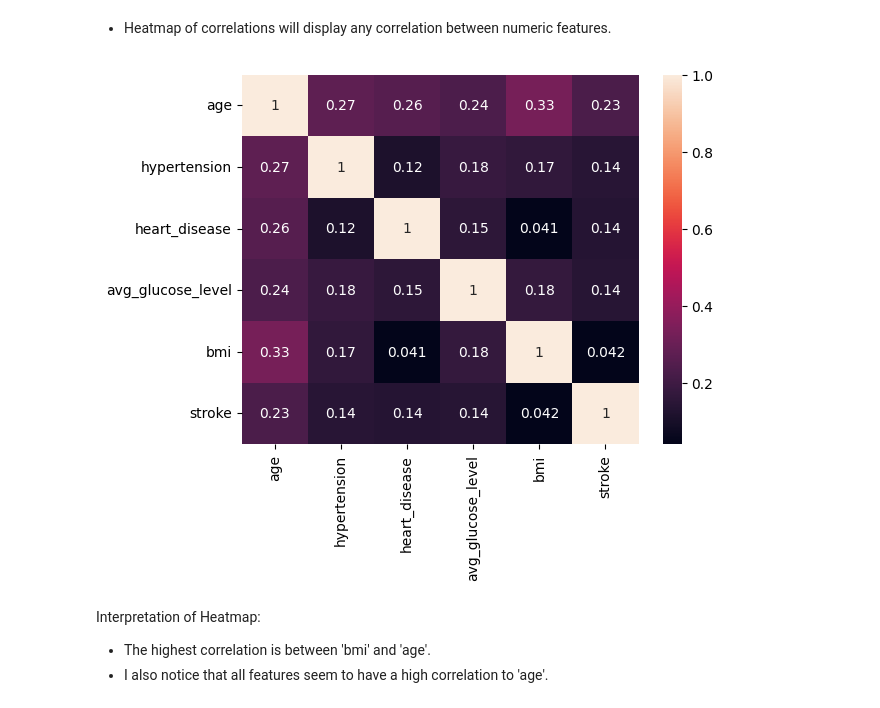
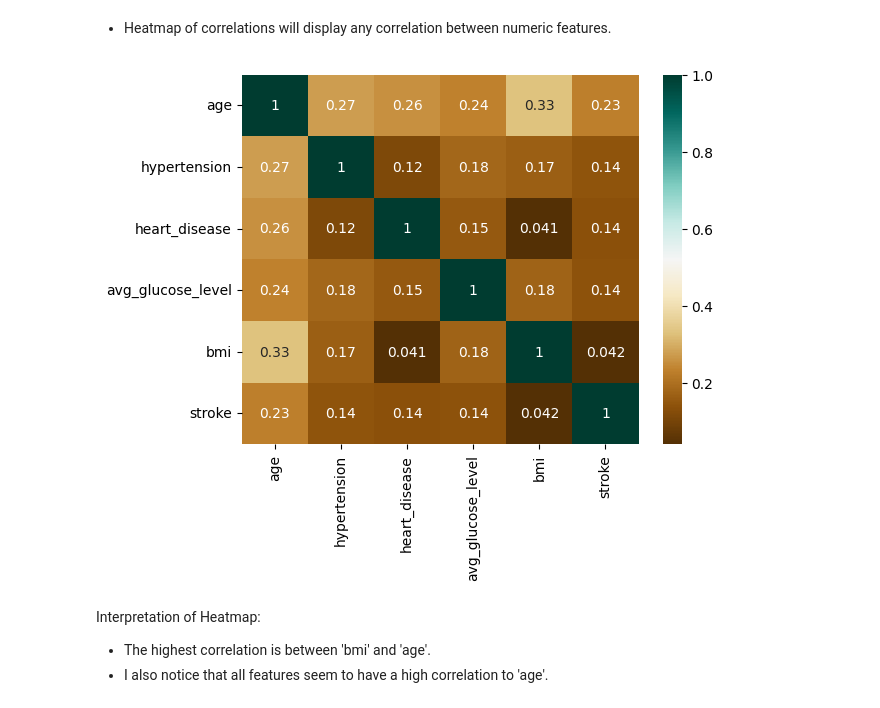
Before and after one commit to patelmedha/Stroke-Prediction, a Jupyter notebook: Stroke_Prediction.ipynb, the cells around one changed output. Cells and saved outputs as stored; diff of their text form; code cells hidden in the pictures.

```diff
--- a/Stroke_Prediction.ipynb
+++ b/Stroke_Prediction.ipynb
@@ -532,14 +541,14 @@ corr
 # %%
 ##Define Matplotlib fix and ax objects using plt.subplots()
 ## Use figsize= to set the size of the figure
 fig, ax = plt.subplots()
 
 ##Define Matplotlib ax object using sns.heatmap()
 ##Use cmap= to define the color map
 ##Use annot= to annotate the correlation values
-ax = sns.heatmap(corr, cmap = 'rocket', annot = True);
+ax = sns.heatmap(corr, cmap = 'BrBG', annot = True);
 # %% [output]
-[figure, old version]
+[figure, new version]
 # %% [markdown]
 Interpretation of Heatmap:
   - The highest correlation is between 'bmi' and 'age'.
```
Also changed, not shown: parts of 98 cells of this notebook.
